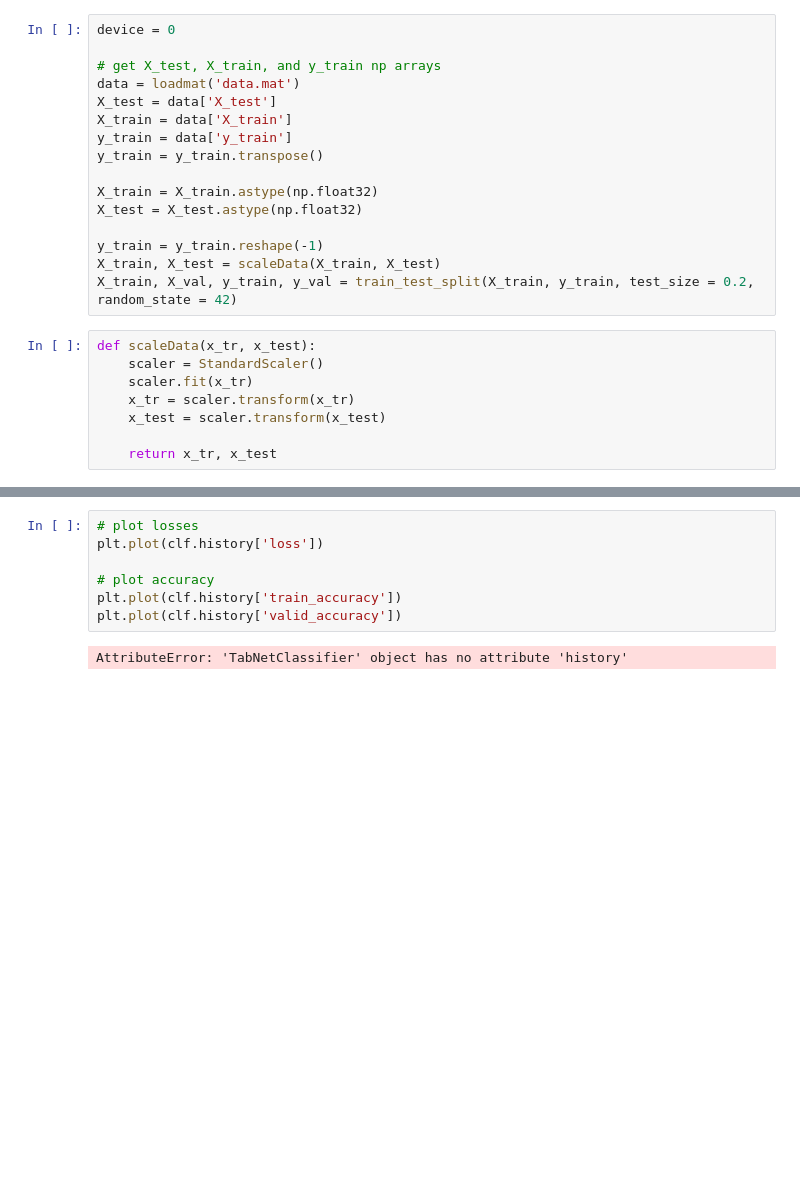
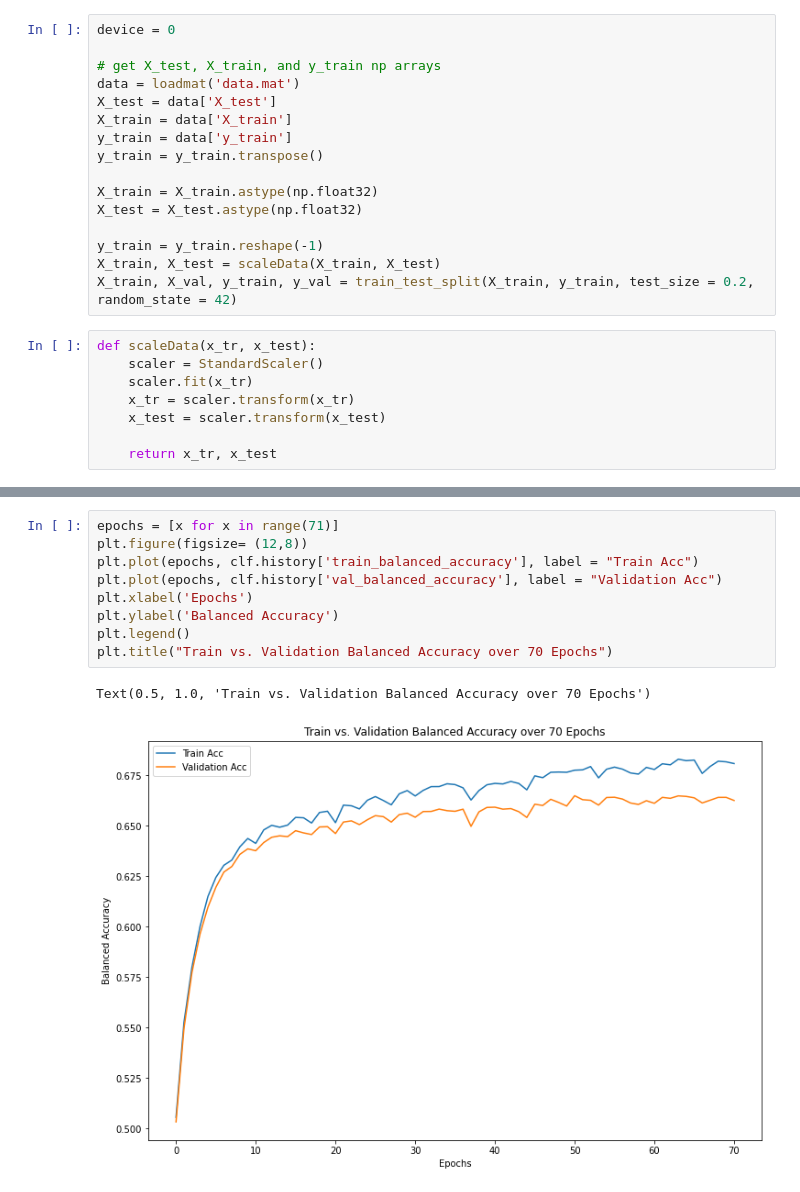
Before and after one commit to ajisbill/TabNet-Song-Classification, a Jupyter notebook: explore.ipynb, the cells around one changed output, grey strips where cells are left out. Drawn from its saved outputs; the diff is of its cells as text; blank space fills up the shorter version.

```diff
--- a/explore.ipynb
+++ b/explore.ipynb
@@ -92,9 +92,12 @@ epoch 69 | loss: 0.72438 | train_accuracy: 0.64709 | train_balanced_accuracy: 0.
-# %%
-# plot losses
-plt.plot(clf.history['loss'])
-
-# plot accuracy
-plt.plot(clf.history['train_accuracy'])
-plt.plot(clf.history['valid_accuracy'])
-# %% [output]
-AttributeError: 'TabNetClassifier' object has no attribute 'history'
+# %%
+epochs = [x for x in range(71)]
+plt.figure(figsize= (12,8))
+plt.plot(epochs, clf.history['train_balanced_accuracy'], label = "Train Acc")
+plt.plot(epochs, clf.history['val_balanced_accuracy'], label = "Validation Acc")
+plt.xlabel('Epochs')
+plt.ylabel('Balanced Accuracy')
+plt.legend()
+plt.title("Train vs. Validation Balanced Accuracy over 70 Epochs")
+# %% [output]
+Text(0.5, 1.0, 'Train vs. Validation Balanced Accuracy over 70 Epochs')
+[figure, added]
```
Also changed, not shown: parts of 2 cells of this notebook.
